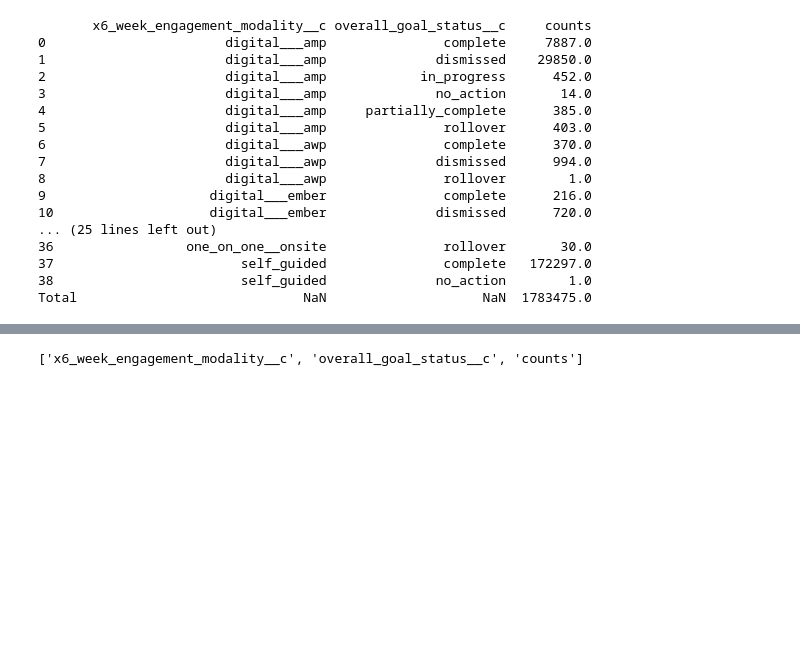
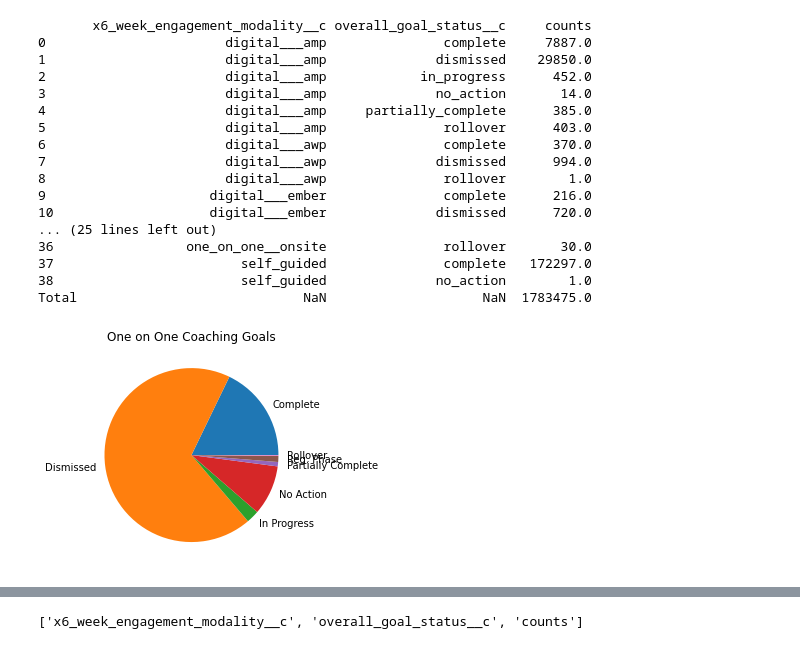
Before and after one commit to darneson1989/2021Coaching, a Jupyter notebook: updatedgoals.ipynb, the cells around one changed output, grey strips where cells are left out. Drawn from its saved outputs; the diff is of its cells as text; code cells hidden in the pictures; blank space fills up the shorter version.

```diff
--- a/updatedgoals.ipynb
+++ b/updatedgoals.ipynb
@@ -174,3 +180,18 @@ print (status)
 37                        self_guided               complete   172297.0
 38                        self_guided              no_action        1.0
 Total                             NaN                    NaN  1783475.0
+# %%
+data = [5351,20545,19138,602452,1433,10102,402]
+series = pd.Series(data, index=("Complete", "Dismissed", "In Progress", "No Action", "Partially Complete", "Reg. Phase", "Rollover"));
+
+
+
+# Create a pie chart
+
+series.plot.pie(label="", title="One on One Coaching Goals");
+
+
+
+plt.show(block=True);
+# %% [output]
+[figure, added]
```
Also changed, not shown: parts of 19 cells of this notebook.
